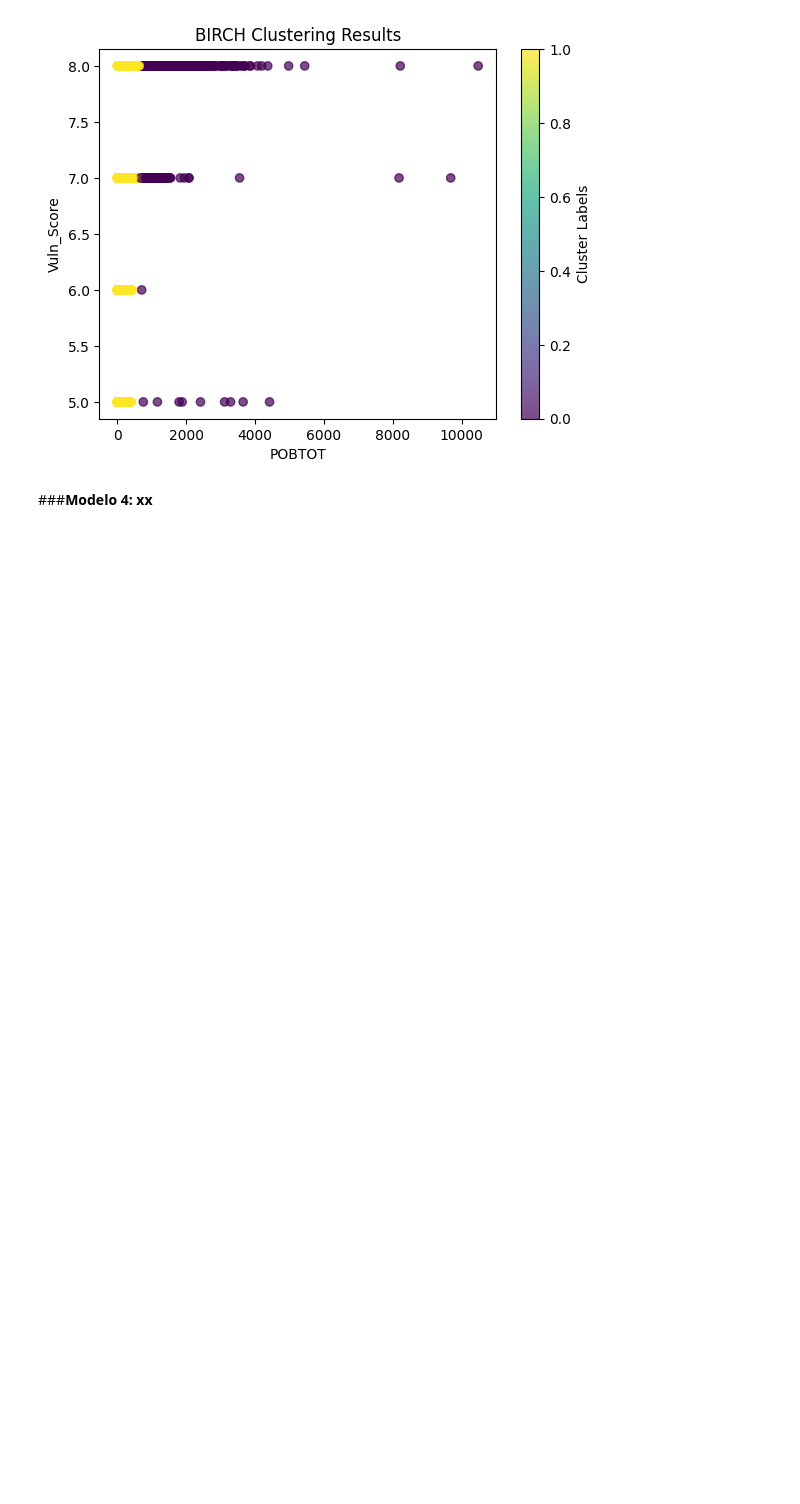
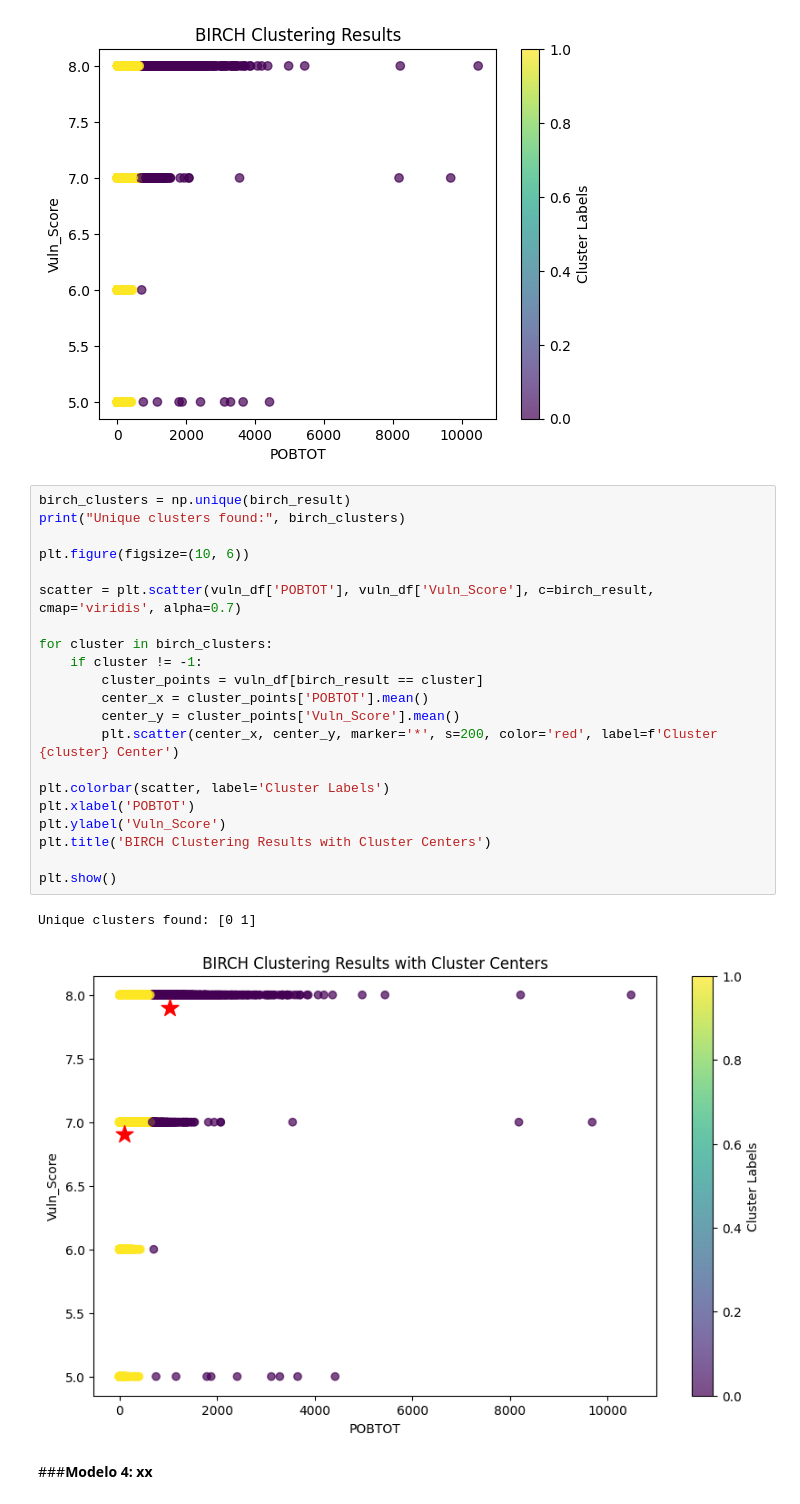
Before and after one commit to LH-1169213/IslasDeCalor, a Jupyter notebook: EDA_SCITEL_INEGI_Avance_4.ipynb, the cells around one changed output. Saved outputs shown, nothing was run; the diff lists cells and outputs as text; blank space fills up the shorter version.

```diff
--- a/EDA_SCITEL_INEGI_Avance_4.ipynb
+++ b/EDA_SCITEL_INEGI_Avance_4.ipynb
@@ -2628,6 +2628,30 @@ plt.title('BIRCH Clustering Results')
 plt.show()
 # %% [output]
 [figure]
+# %%
+birch_clusters = np.unique(birch_result)
+print("Unique clusters found:", birch_clusters)
+
+plt.figure(figsize=(10, 6))
+
+scatter = plt.scatter(vuln_df['POBTOT'], vuln_df['Vuln_Score'], c=birch_result, cmap='viridis', alpha=0.7)
+
+for cluster in birch_clusters:
+    if cluster != -1:
+        cluster_points = vuln_df[birch_result == cluster]
+        center_x = cluster_points['POBTOT'].mean()
+        center_y = cluster_points['Vuln_Score'].mean()
+        plt.scatter(center_x, center_y, marker='*', s=200, color='red', label=f'Cluster {cluster} Center')
+
+plt.colorbar(scatter, label='Cluster Labels')
+plt.xlabel('POBTOT')
+plt.ylabel('Vuln_Score')
+plt.title('BIRCH Clustering Results with Cluster Centers')
+
+plt.show()
+# %% [output]
+Unique clusters found: [0 1]
+[figure, added]
 # %% [markdown]
 ###**Modelo 4: xx**
 # %% [markdown]
```
